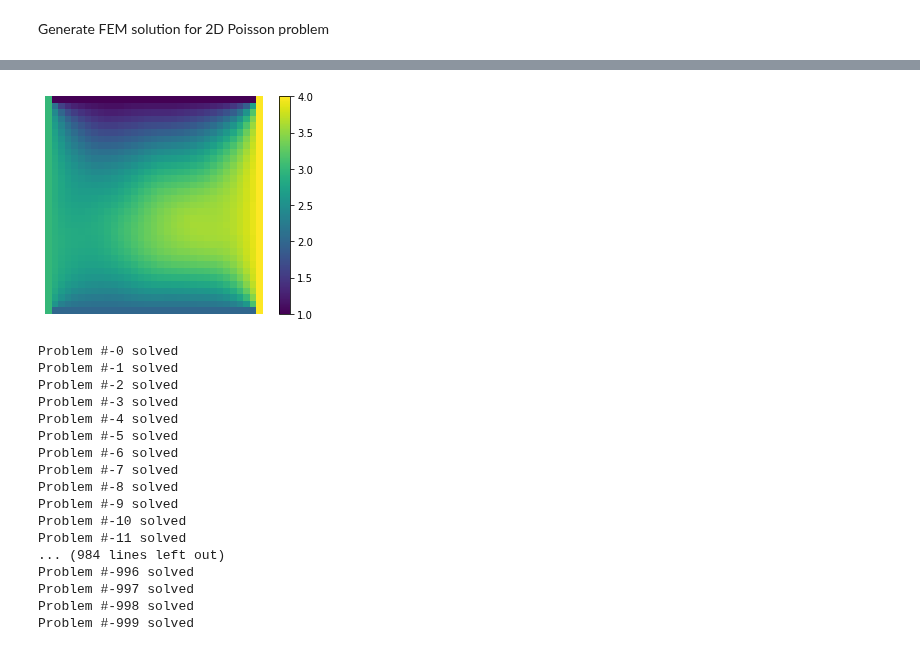
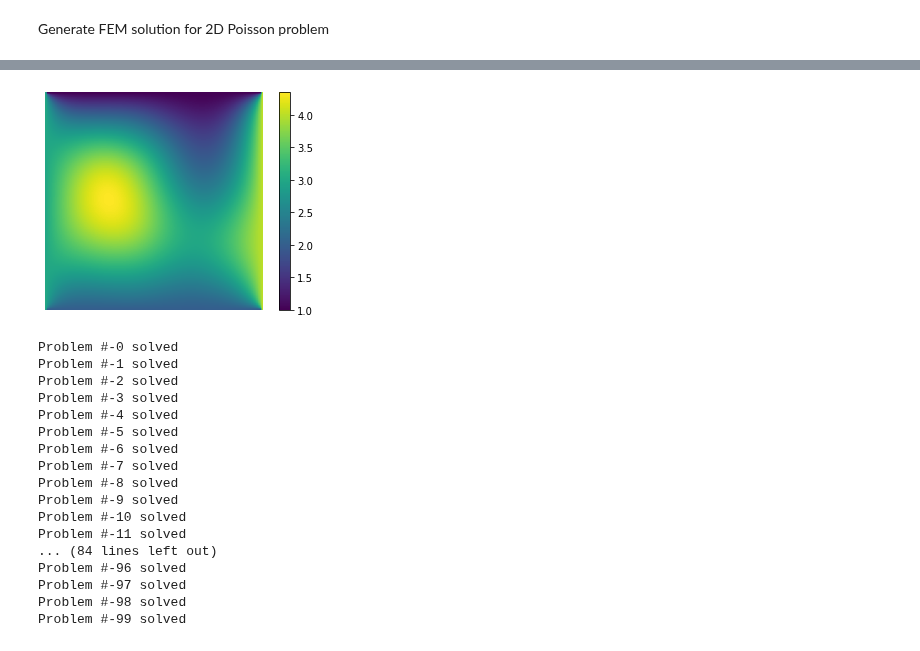
Before and after one commit to longfish/Multigrid-FEANet, a Jupyter notebook: Data/IsoPoisson/python_fem.ipynb, the cells around one changed output, grey strips where cells are left out. Saved outputs shown, nothing was run; the diff lists cells and outputs as text; code cells hidden in the pictures.

```diff
--- a/Data/IsoPoisson/python_fem.ipynb
+++ b/Data/IsoPoisson/python_fem.ipynb
@@ -201,12 +201,12 @@ class GridFEM():
         plt.colorbar(im)
         plt.show()
 # %%
-n = 2**5
+n = 2**7
 prob = GridFEM(n)
 prob.Solve(bc=[1,2,3,4])
 prob.PlotField()
 # %% [output]
-[figure, old version]
+[figure, new version]
 # %%
 # Define boundary values
 def bc_setting(n, bc_values):
@@ -231,7 +231,7 @@ def bc_setting(n, bc_values):
 # %%
 # Create dataset
 dataset = {}
-n_data = 1000
+n_data = 100
 bc_index_data = np.zeros((n_data, n+1, n+1))
 bc_value_data = np.zeros((n_data, n+1, n+1))
 f_data = np.zeros((n_data, n+1, n+1))
@@ -259,11 +259,11 @@ Problem #-8 solved
 Problem #-9 solved
 Problem #-10 solved
 Problem #-11 solved
-... (984 lines left out)
-Problem #-996 solved
-Problem #-997 solved
-Problem #-998 solved
-Problem #-999 solved
+... (84 lines left out)
+Problem #-96 solved
+Problem #-97 solved
+Problem #-98 solved
+Problem #-99 solved
 # %%
 dataset['boundary_index'] = bc_index_data
 dataset['boundary_value'] = bc_value_data
```
Also changed, not shown: parts of 2 cells of this notebook.
